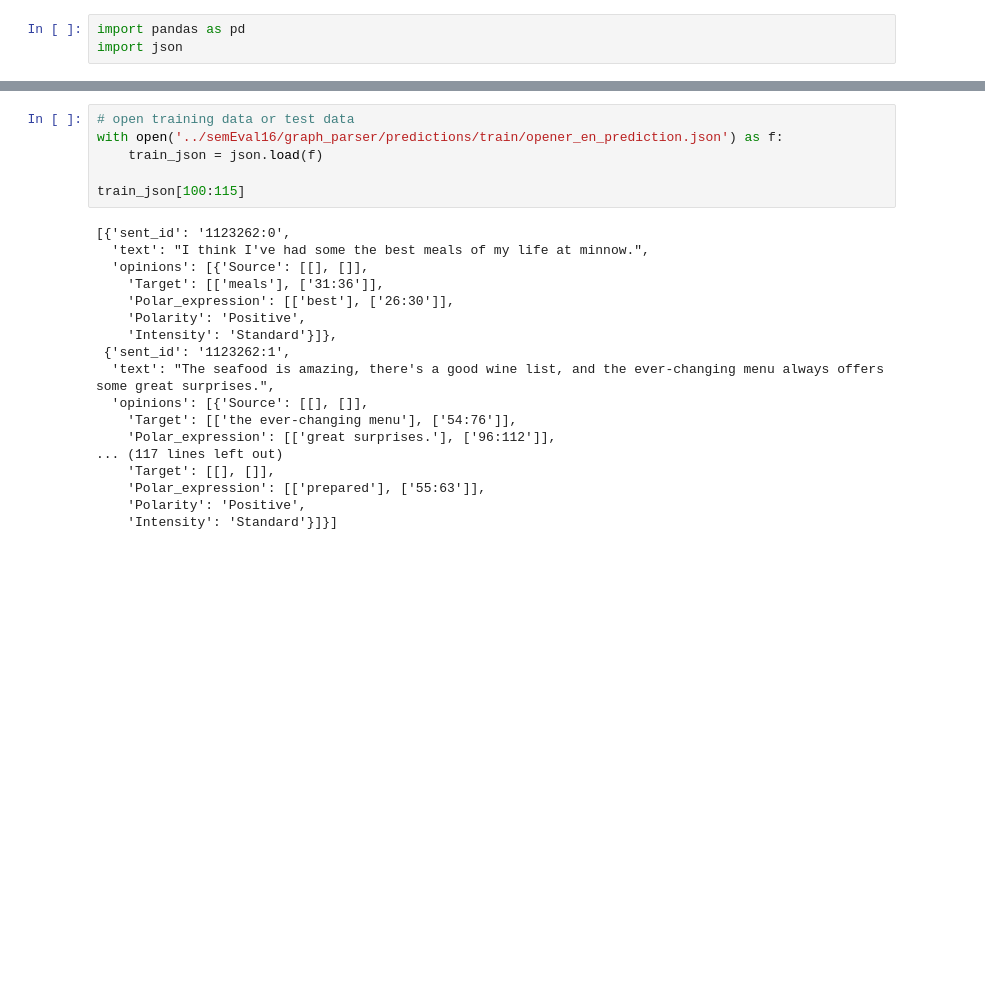
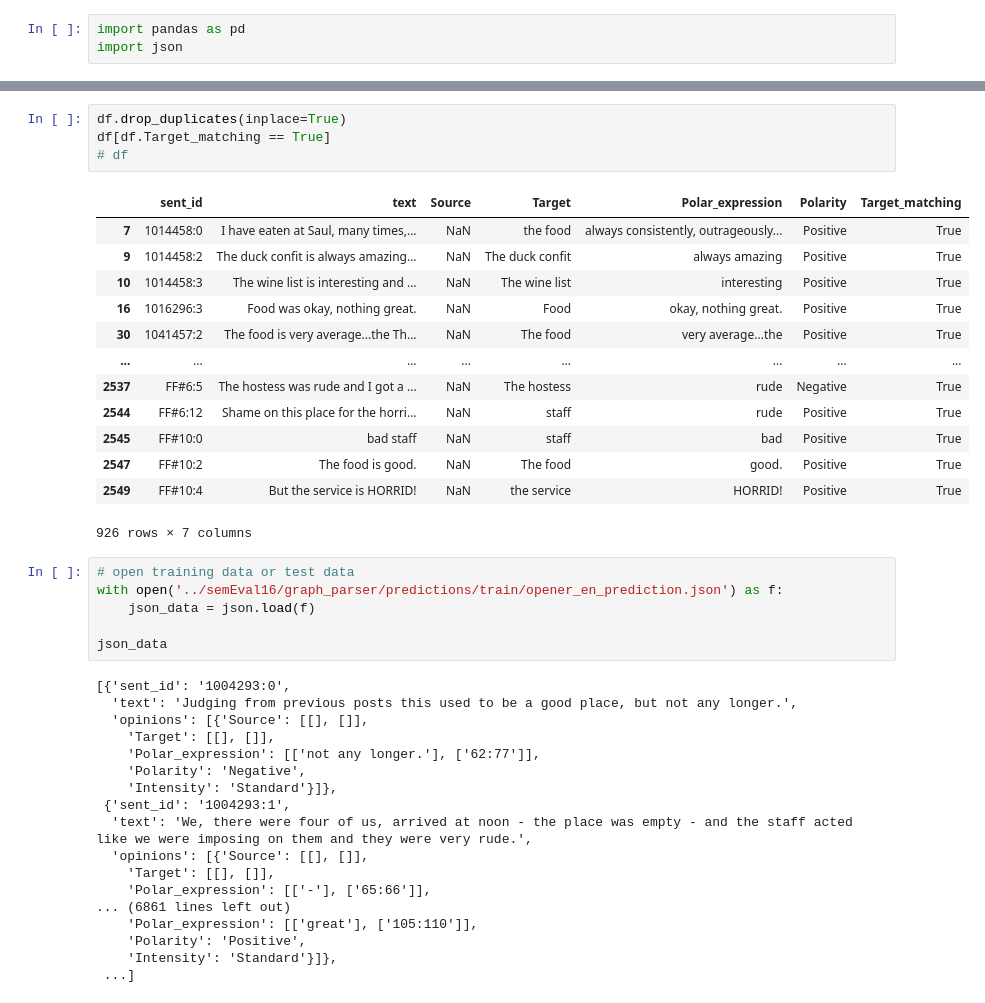
Before and after one commit to Nana2929/ckip_absa_en, a Jupyter notebook: notebooks/32.0-semeval16-csv-convert.ipynb, the cells around one changed output, grey strips where cells are left out. Cells and saved outputs as stored; diff of their text form; blank space fills up the shorter version.

```diff
--- a/notebooks/32.0-semeval16-csv-convert.ipynb
+++ b/notebooks/32.0-semeval16-csv-convert.ipynb
@@ -21,24 +31,42 @@ df
+# %%
+df.drop_duplicates(inplace=True)
+df[df.Target_matching == True]
+# df
+# %% [output]
+|  | sent_id | text | Source | Target | Polar_expression | Polarity | Target_matching |
+| 7 | 1014458:0 | I have eaten at Saul, many times,... | NaN | the food | always consistently, outrageously... | Positive | True |
+| 9 | 1014458:2 | The duck confit is always amazing... | NaN | The duck confit | always amazing | Positive | True |
+| 10 | 1014458:3 | The wine list is interesting and ... | NaN | The wine list | interesting | Positive | True |
+| 16 | 1016296:3 | Food was okay, nothing great. | NaN | Food | okay, nothing great. | Positive | True |
+| 30 | 1041457:2 | The food is very average...the Th... | NaN | The food | very average...the | Positive | True |
+| ... | ... | ... | ... | ... | ... | ... | ... |
+| 2537 | FF#6:5 | The hostess was rude and I got a ... | NaN | The hostess | rude | Negative | True |
+| 2544 | FF#6:12 | Shame on this place for the horri... | NaN | staff | rude | Positive | True |
+| 2545 | FF#10:0 | bad staff | NaN | staff | bad | Positive | True |
+| 2547 | FF#10:2 | The food is good. | NaN | The food | good. | Positive | True |
+| 2549 | FF#10:4 | But the service is HORRID! | NaN | the service | HORRID! | Positive | True |
+926 rows × 7 columns
 # %%
 # open training data or test data
 with open('../semEval16/graph_parser/predictions/train/opener_en_prediction.json') as f:
-    train_json = json.load(f)
+    json_data = json.load(f)
 
-train_json[100:115]
+json_data
 # %% [output]
-[{'sent_id': '1123262:0',
-  'text': "I think I've had some the best meals of my life at minnow.",
+[{'sent_id': '1004293:0',
+  'text': 'Judging from previous posts this used to be a good place, but not any longer.',
   'opinions': [{'Source': [[], []],
-    'Target': [['meals'], ['31:36']],
-    'Polar_expression': [['best'], ['26:30']],
+    'Target': [[], []],
+    'Polar_expression': [['not any longer.'], ['62:77']],
+    'Polarity': 'Negative',
+    'Intensity': 'Standard'}]},
+ {'sent_id': '1004293:1',
+  'text': 'We, there were four of us, arrived at noon - the place was empty - and the staff acted like we were imposing on them and they were very rude.',
+  'opinions': [{'Source': [[], []],
+    'Target': [[], []],
+    'Polar_expression': [['-'], ['65:66']],
+... (6861 lines left out)
+    'Polar_expression': [['great'], ['105:110']],
     'Polarity': 'Positive',
     'Intensity': 'Standard'}]},
- {'sent_id': '1123262:1',
-  'text': "The seafood is amazing, there's a good wine list, and the ever-changing menu always offers some great surprises.",
-  'opinions': [{'Source': [[], []],
-    'Target': [['the ever-changing menu'], ['54:76']],
-    'Polar_expression': [['great surprises.'], ['96:112']],
-... (117 lines left out)
-    'Target': [[], []],
-    'Polar_expression': [['prepared'], ['55:63']],
-    'Polarity': 'Positive',
-    'Intensity': 'Standard'}]}]
+ ...]
```
Also changed, not shown: parts of 10 cells of this notebook, 1 other file.
